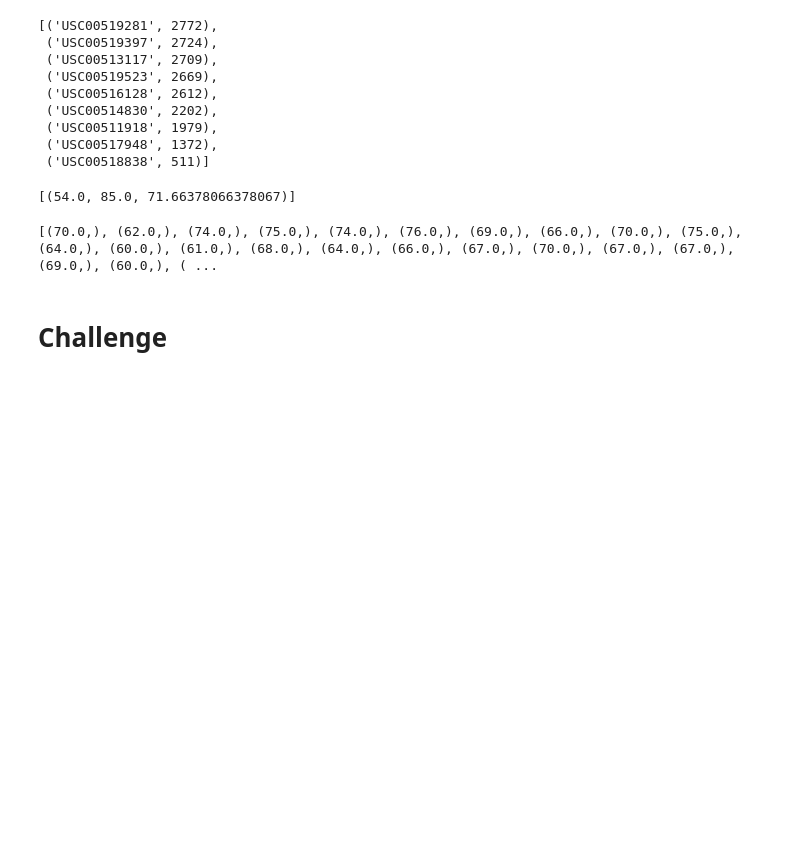
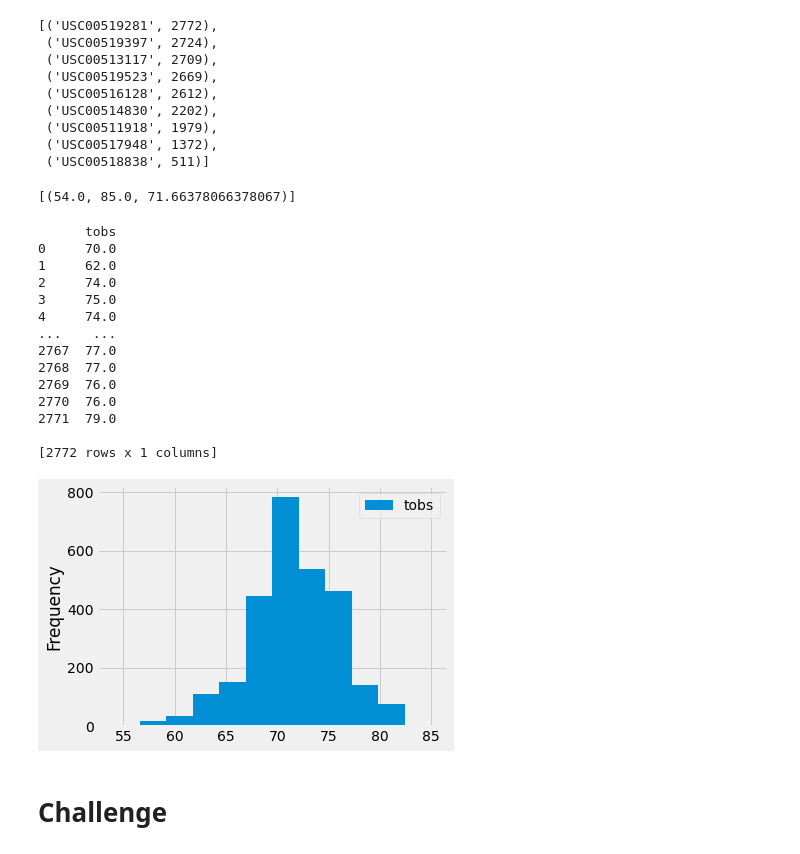
Before and after one commit to lee1woo/surfs_up, a Jupyter notebook: climate_analysis.ipynb, the cells around one changed output. Drawn from its saved outputs; the diff is of its cells as text; code cells hidden in the pictures; blank space fills up the shorter version.

```diff
--- a/climate_analysis.ipynb
+++ b/climate_analysis.ipynb
@@ -128,13 +128,30 @@ filter(Measurement.station == 'USC00519281').all()
 # %%
 # Choose the station with the highest number of temperature observations.
 # Query the last 12 months of temperature observation data for this station and plot the results as a histogram
 session.query(Measurement.tobs)
 results = session.query(Measurement.tobs).\
 filter(Measurement.station == 'USC00519281').all()
 
 df = pd.DataFrame(results, columns=['tobs'])
+print(df)
+df.plot.hist(bins=12)
+plt.tight_layout()
 # %% [output]
-[(70.0,), (62.0,), (74.0,), (75.0,), (74.0,), (76.0,), (69.0,), (66.0,), (70.0,), (75.0,), (64.0,), (60.0,), (61.0,), (68.0,), (64.0,), (66.0,), (67.0,), (70.0,), (67.0,), (67.0,), (69.0,), (60.0,), ( ...
+      tobs
+0     70.0
+1     62.0
+2     74.0
+3     75.0
+4     74.0
+...    ...
+2767  77.0
+2768  77.0
+2769  76.0
+2770  76.0
+2771  79.0
+
+[2772 rows x 1 columns]
+[figure, added]
 # %%
 # Write a function called `calc_temps` that will accept start date and end date in the format '%Y-%m-%d'
 # and return the minimum, average, and maximum temperatures for that range of dates
```
Also changed, not shown: 1 other file.
